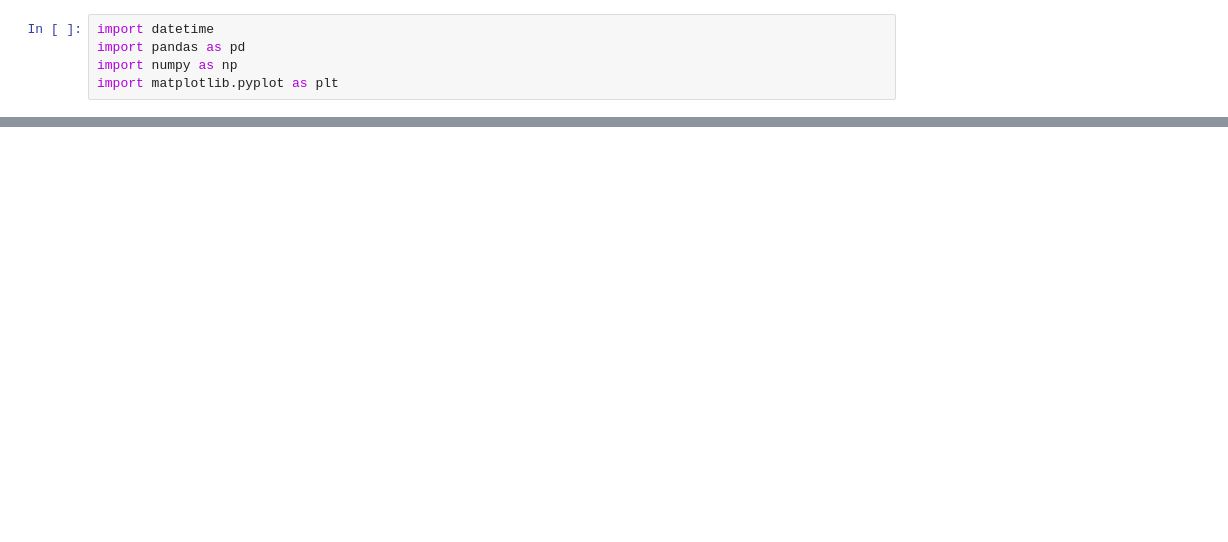
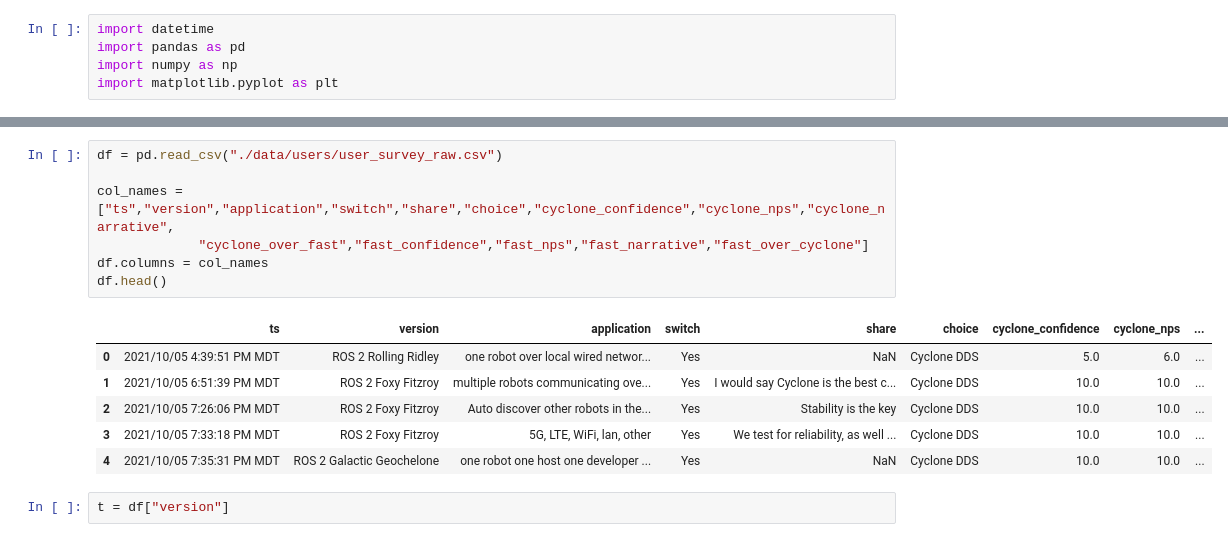
Before and after one commit to osrf/TSC-RMW-Reports, a Jupyter notebook: humble/notebooks/SurveyPlots.ipynb, the cells around one changed output, grey strips where cells are left out. Saved outputs shown, nothing was run; the diff lists cells and outputs as text; blank space fills up the shorter version.

Commit message:
plots for new data.

```diff
--- a/humble/notebooks/SurveyPlots.ipynb
+++ b/humble/notebooks/SurveyPlots.ipynb
@@ -306,0 +6,16 @@ plot_q_hist(ax[1],df["selection"].apply(agree_score).dropna(),"Open Robotics pro
+# %%
+df = pd.read_csv("./data/users/user_survey_raw.csv")
+
+col_names = ["ts","version","application","switch","share","choice","cyclone_confidence","cyclone_nps","cyclone_narrative",
+             "cyclone_over_fast","fast_confidence","fast_nps","fast_narrative","fast_over_cyclone"]
+df.columns = col_names
+df.head()
+# %% [output]
+|  | ts | version | application | switch | share | choice | cyclone_confidence | cyclone_nps | ... |
+| 0 | 2021/10/05 4:39:51 PM MDT | ROS 2 Rolling Ridley | one robot over local wired networ... | Yes | NaN | Cyclone DDS | 5.0 | 6.0 | ... |
+| 1 | 2021/10/05 6:51:39 PM MDT | ROS 2 Foxy Fitzroy | multiple robots communicating ove... | Yes | I would say Cyclone is the best c... | Cyclone DDS | 10.0 | 10.0 | ... |
+| 2 | 2021/10/05 7:26:06 PM MDT | ROS 2 Foxy Fitzroy | Auto discover other robots in the... | Yes | Stability is the key | Cyclone DDS | 10.0 | 10.0 | ... |
+| 3 | 2021/10/05 7:33:18 PM MDT | ROS 2 Foxy Fitzroy | 5G, LTE, WiFi, lan, other | Yes | We test for reliability, as well ... | Cyclone DDS | 10.0 | 10.0 | ... |
+| 4 | 2021/10/05 7:35:31 PM MDT | ROS 2 Galactic Geochelone | one robot one host one developer ... | Yes | NaN | Cyclone DDS | 10.0 | 10.0 | ... |
+# %%
+t = df["version"]
```
Also changed, not shown: parts of 14 cells of this notebook, 3 other files.
